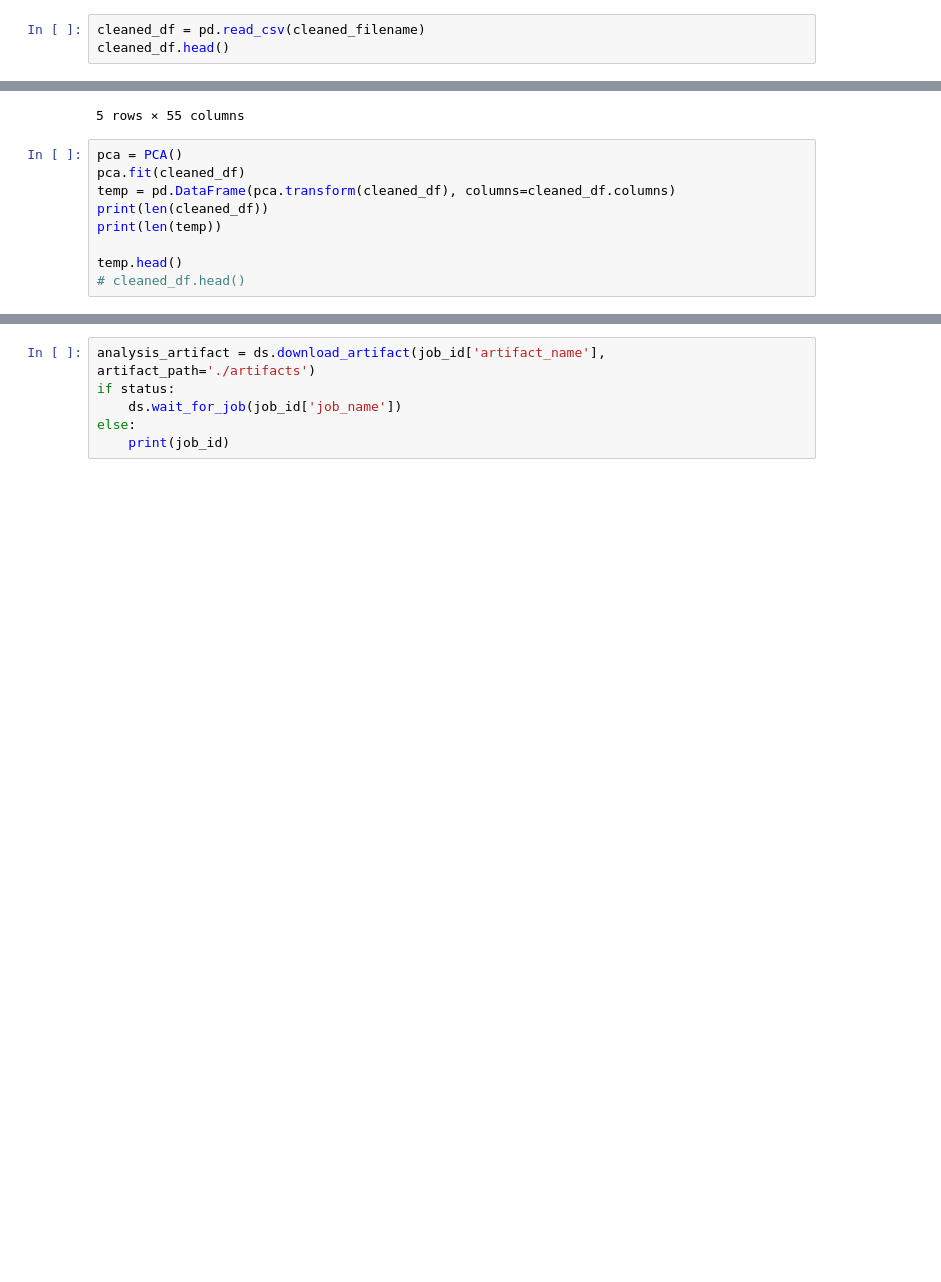
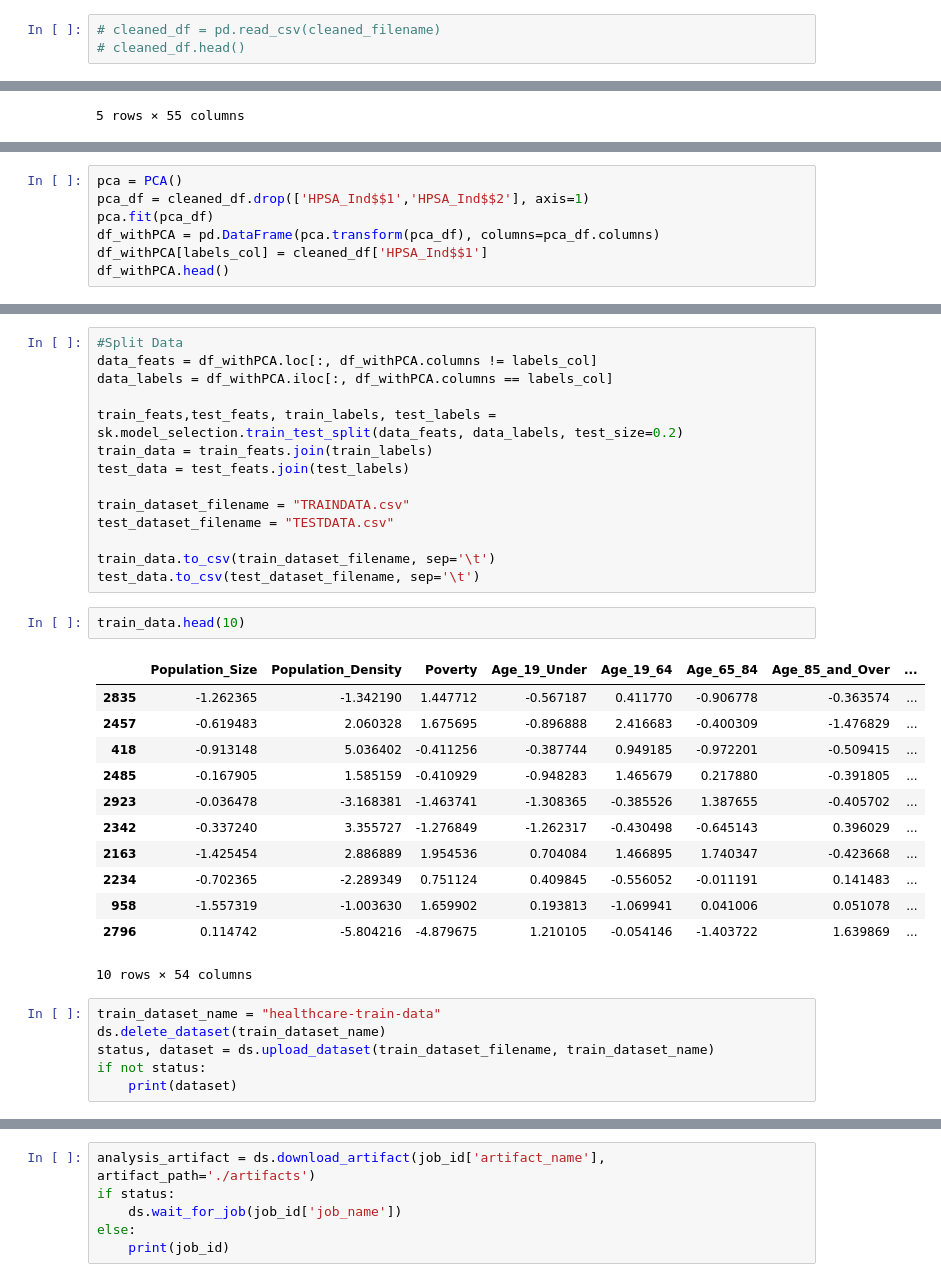
Before and after one commit to ArathiSripriya/DataMiningFinalProject, a Jupyter notebook: notebook.ipynb, the cells around one changed output, grey strips where cells are left out. Saved outputs shown, nothing was run; the diff lists cells and outputs as text; blank space fills up the shorter version.

Commit message:
New notebook contains a working split of data and cleaning

```diff
--- a/notebook.ipynb
+++ b/notebook.ipynb
@@ -196,8 +197,8 @@ print(cleaned_filename)
 ******* {'filename': 'C:\\Users\\Bri Vargas\\Documents\\DataMining\\FinalProject\\DataMiningFinalProject\\artifacts\\3c70c16386eb4324831764d50d1b989a-cleaned-s4imtwwh.csv'}
 C:\Users\Bri Vargas\Documents\DataMining\FinalProject\DataMiningFinalProject\artifacts\3c70c16386eb4324831764d50d1b989a-cleaned-s4imtwwh.csv
 # %%
-cleaned_df = pd.read_csv(cleaned_filename)
-cleaned_df.head()
+# cleaned_df = pd.read_csv(cleaned_filename)
+# cleaned_df.head()
 # %% [output]
 |  | Population_Size | Population_Density | Poverty | Age_19_Under | Age_19_64 | Age_65_84 | Age_85_and_Over | ... |
 | 0 | -0.149343 | -0.098641 | -0.604324 | 0.638010 | 0.599192 | -0.896783 | -1.280770 | ... |
@@ -206,12 +207,3 @@ cleaned_df.head()
 | 3 | -0.237781 | -0.126252 | 0.706681 | -0.062941 | 0.897208 | -0.566800 | -0.964637 | ... |
 | 4 | -0.126127 | -0.096291 | -0.297057 | -0.093417 | 0.539589 | -0.206818 | -0.859259 | ... |
 5 rows × 55 columns
-# %%
-pca = PCA()
-pca.fit(cleaned_df)
-temp = pd.DataFrame(pca.transform(cleaned_df), columns=cleaned_df.columns)
-print(len(cleaned_df))
-print(len(temp))
-
-temp.head()
-# cleaned_df.head()
@@ -227,0 +210,7 @@ temp.head()
+# %%
+pca = PCA()
+pca_df = cleaned_df.drop(['HPSA_Ind$$1','HPSA_Ind$$2'], axis=1)
+pca.fit(pca_df)
+df_withPCA = pd.DataFrame(pca.transform(pca_df), columns=pca_df.columns)
+df_withPCA[labels_col] = cleaned_df['HPSA_Ind$$1']
+df_withPCA.head()
@@ -227,0 +225,35 @@ temp.head()
+# %%
+#Split Data
+data_feats = df_withPCA.loc[:, df_withPCA.columns != labels_col]
+data_labels = df_withPCA.iloc[:, df_withPCA.columns == labels_col]
+
+train_feats,test_feats, train_labels, test_labels = sk.model_selection.train_test_split(data_feats, data_labels, test_size=0.2)
+train_data = train_feats.join(train_labels)
+test_data = test_feats.join(test_labels)
+
+train_dataset_filename = "TRAINDATA.csv"
+test_dataset_filename = "TESTDATA.csv"
+
+train_data.to_csv(train_dataset_filename, sep='\t')
+test_data.to_csv(test_dataset_filename, sep='\t')
+# %%
+train_data.head(10)
+# %% [output]
+|  | Population_Size | Population_Density | Poverty | Age_19_Under | Age_19_64 | Age_65_84 | Age_85_and_Over | ... |
+| 2835 | -1.262365 | -1.342190 | 1.447712 | -0.567187 | 0.411770 | -0.906778 | -0.363574 | ... |
+| 2457 | -0.619483 | 2.060328 | 1.675695 | -0.896888 | 2.416683 | -0.400309 | -1.476829 | ... |
+| 418 | -0.913148 | 5.036402 | -0.411256 | -0.387744 | 0.949185 | -0.972201 | -0.509415 | ... |
+| 2485 | -0.167905 | 1.585159 | -0.410929 | -0.948283 | 1.465679 | 0.217880 | -0.391805 | ... |
+| 2923 | -0.036478 | -3.168381 | -1.463741 | -1.308365 | -0.385526 | 1.387655 | -0.405702 | ... |
+| 2342 | -0.337240 | 3.355727 | -1.276849 | -1.262317 | -0.430498 | -0.645143 | 0.396029 | ... |
+| 2163 | -1.425454 | 2.886889 | 1.954536 | 0.704084 | 1.466895 | 1.740347 | -0.423668 | ... |
+| 2234 | -0.702365 | -2.289349 | 0.751124 | 0.409845 | -0.556052 | -0.011191 | 0.141483 | ... |
+| 958 | -1.557319 | -1.003630 | 1.659902 | 0.193813 | -1.069941 | 0.041006 | 0.051078 | ... |
+| 2796 | 0.114742 | -5.804216 | -4.879675 | 1.210105 | -0.054146 | -1.403722 | 1.639869 | ... |
+10 rows × 54 columns
+# %%
+train_dataset_name = "healthcare-train-data"
+ds.delete_dataset(train_dataset_name)
+status, dataset = ds.upload_dataset(train_dataset_filename, train_dataset_name)
+if not status:
+    print(dataset)
```
Also changed, not shown: parts of 9 cells of this notebook, 3 other files.
